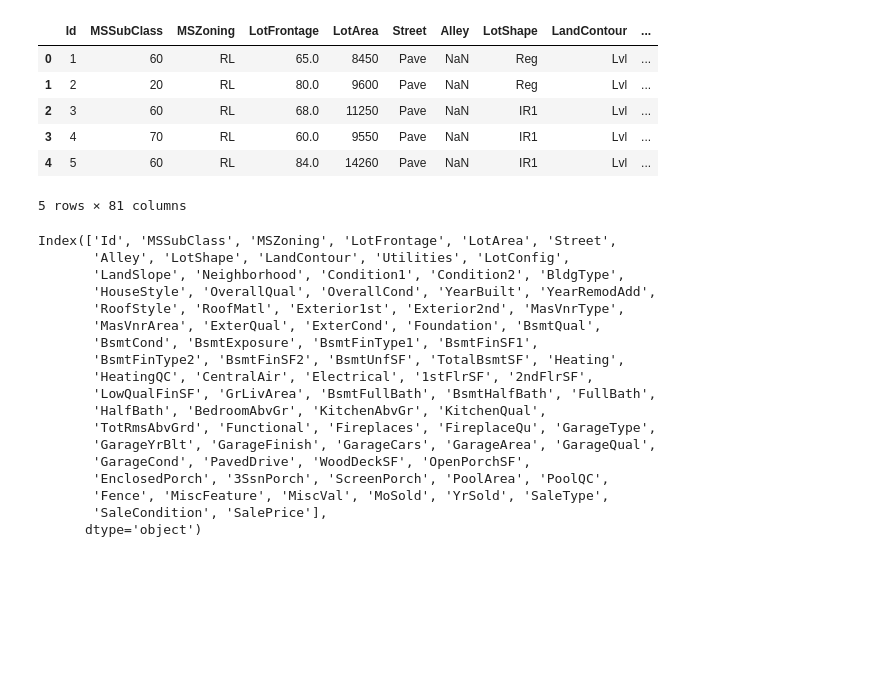
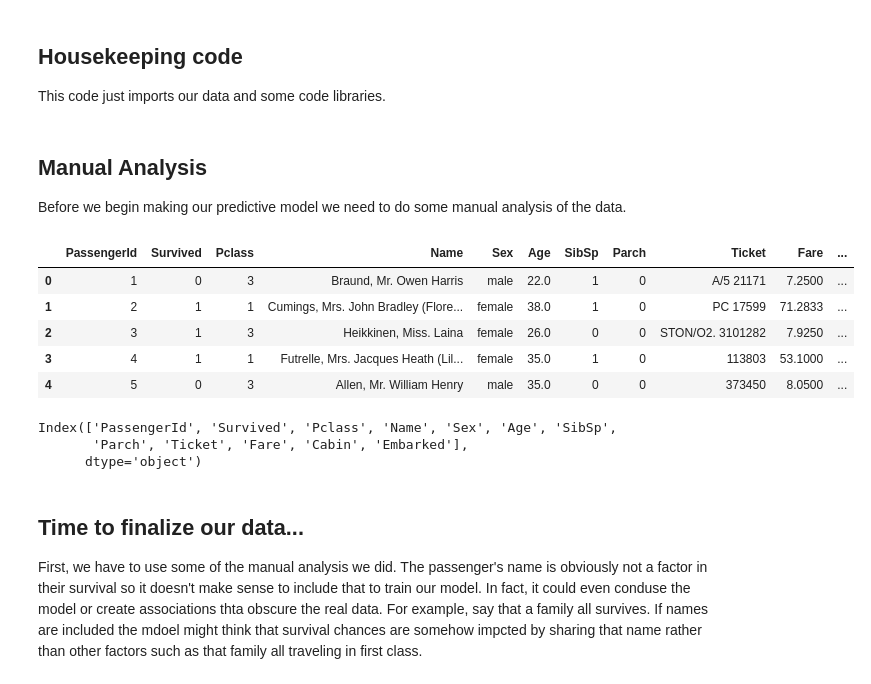
Before and after one commit to UncertainQubit/binder, a Jupyter notebook: superstem/scikitlearn_1.ipynb, the cells around one changed output. Drawn from its saved outputs; the diff is of its cells as text; code cells hidden in the pictures; blank space fills up the shorter version.

```diff
--- a/superstem/scikitlearn_1.ipynb
+++ b/superstem/scikitlearn_1.ipynb
@@ -1,3 +18,6 @@
+# %% [markdown]
+## Housekeeping code
+This code just imports our data and some code libraries.
 # %%
 # This code imports pandas as well as some specific scikitlearn functions
 import pandas as pd
@@ -7,39 +27,29 @@ from sklearn.tree import DecisionTreeRegressor
 # %%
-# Loads our data about house prices and stores it as a variable
+# Loads our data about Titanic passengers and stores it as a variable
 file_path = 'https://raw.githubusercontent.com/UncertainQubit/firstrepo/master/train.csv'
 
-#Reads our data and stores it as a DataFrame
-home_data = pd.read_csv(file_path)
+# Reads our data and stores it as a DataFrame
+titanic_data = pd.read_csv(file_path)
+# %% [markdown]
+## Manual Analysis
+Before we begin making our predictive model we need to do some manual analysis of the data.
 # %%
-#Displays our data for beginning manual analysis
-home_data.head()
+# Displays the first five rows of our data
+titanic_data.head()
 # %% [output]
-|  | Id | MSSubClass | MSZoning | LotFrontage | LotArea | Street | Alley | LotShape | LandContour | ... |
-| 0 | 1 | 60 | RL | 65.0 | 8450 | Pave | NaN | Reg | Lvl | ... |
-| 1 | 2 | 20 | RL | 80.0 | 9600 | Pave | NaN | Reg | Lvl | ... |
-| 2 | 3 | 60 | RL | 68.0 | 11250 | Pave | NaN | IR1 | Lvl | ... |
-| 3 | 4 | 70 | RL | 60.0 | 9550 | Pave | NaN | IR1 | Lvl | ... |
-| 4 | 5 | 60 | RL | 84.0 | 14260 | Pave | NaN | IR1 | Lvl | ... |
+|  | PassengerId | Survived | Pclass | Name | Sex | Age | SibSp | Parch | Ticket | Fare | ... |
+| 0 | 1 | 0 | 3 | Braund, Mr. Owen Harris | male | 22.0 | 1 | 0 | A/5 21171 | 7.2500 | ... |
+| 1 | 2 | 1 | 1 | Cumings, Mrs. John Bradley (Flore... | female | 38.0 | 1 | 0 | PC 17599 | 71.2833 | ... |
+| 2 | 3 | 1 | 3 | Heikkinen, Miss. Laina | female | 26.0 | 0 | 0 | STON/O2. 3101282 | 7.9250 | ... |
+| 3 | 4 | 1 | 1 | Futrelle, Mrs. Jacques Heath (Lil... | female | 35.0 | 1 | 0 | 113803 | 53.1000 | ... |
+| 4 | 5 | 0 | 3 | Allen, Mr. William Henry | male | 35.0 | 0 | 0 | 373450 | 8.0500 | ... |
-5 rows × 81 columns
 # %%
-#Displays all the columns in our dataset
-home_data.columns
+# Displays all the columns in our dataset
+titanic_data.columns
 # %% [output]
-Index(['Id', 'MSSubClass', 'MSZoning', 'LotFrontage', 'LotArea', 'Street',
-       'Alley', 'LotShape', 'LandContour', 'Utilities', 'LotConfig',
-       'LandSlope', 'Neighborhood', 'Condition1', 'Condition2', 'BldgType',
-       'HouseStyle', 'OverallQual', 'OverallCond', 'YearBuilt', 'YearRemodAdd',
-       'RoofStyle', 'RoofMatl', 'Exterior1st', 'Exterior2nd', 'MasVnrType',
-       'MasVnrArea', 'ExterQual', 'ExterCond', 'Foundation', 'BsmtQual',
-       'BsmtCond', 'BsmtExposure', 'BsmtFinType1', 'BsmtFinSF1',
-       'BsmtFinType2', 'BsmtFinSF2', 'BsmtUnfSF', 'TotalBsmtSF', 'Heating',
-       'HeatingQC', 'CentralAir', 'Electrical', '1stFlrSF', '2ndFlrSF',
-       'LowQualFinSF', 'GrLivArea', 'BsmtFullBath', 'BsmtHalfBath', 'FullBath',
-       'HalfBath', 'BedroomAbvGr', 'KitchenAbvGr', 'KitchenQual',
-       'TotRmsAbvGrd', 'Functional', 'Fireplaces', 'FireplaceQu', 'GarageType',
-       'GarageYrBlt', 'GarageFinish', 'GarageCars', 'GarageArea', 'GarageQual',
-       'GarageCond', 'PavedDrive', 'WoodDeckSF', 'OpenPorchSF',
-       'EnclosedPorch', '3SsnPorch', 'ScreenPorch', 'PoolArea', 'PoolQC',
-       'Fence', 'MiscFeature', 'MiscVal', 'MoSold', 'YrSold', 'SaleType',
-       'SaleCondition', 'SalePrice'],
+Index(['PassengerId', 'Survived', 'Pclass', 'Name', 'Sex', 'Age', 'SibSp',
+       'Parch', 'Ticket', 'Fare', 'Cabin', 'Embarked'],
       dtype='object')
+# %% [markdown]
+## Time to finalize our data...
+First, we have to use some of the manual analysis we did. The passenger's name is obviously not a factor in their survival so it doesn't make sense to include that to train our model. In fact, it could even conduse the model or create associations thta obscure the real data. For example, say that a family all survives. If names are included the mdoel might think that survival chances are somehow impcted by sharing that name rather than other factors such as that family all traveling in first class.
```
Also changed, not shown: parts of 18 cells of this notebook, 5 other files.
